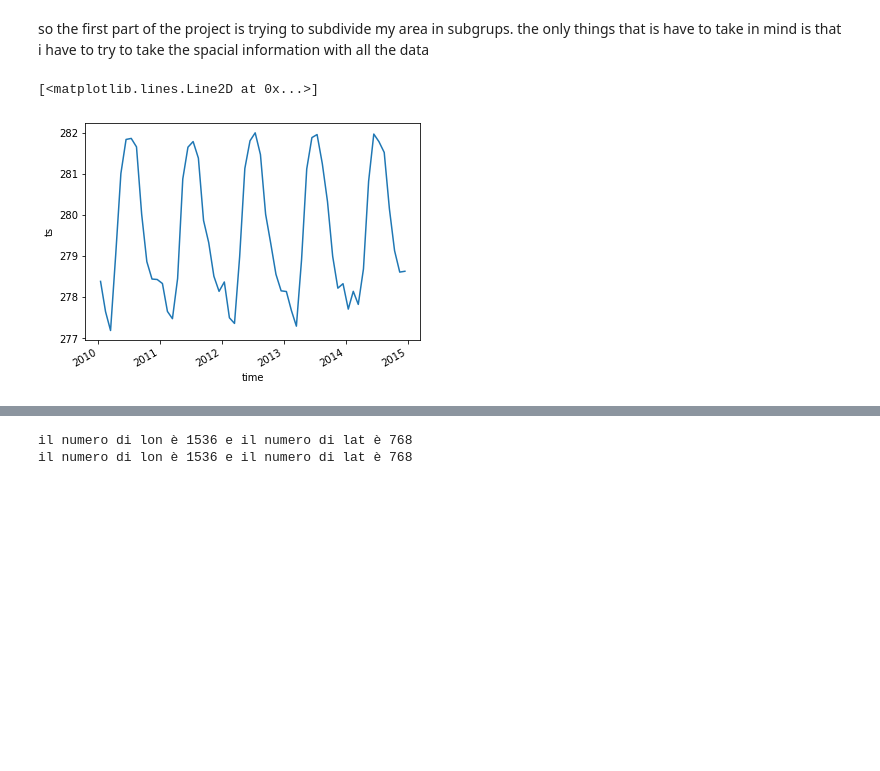
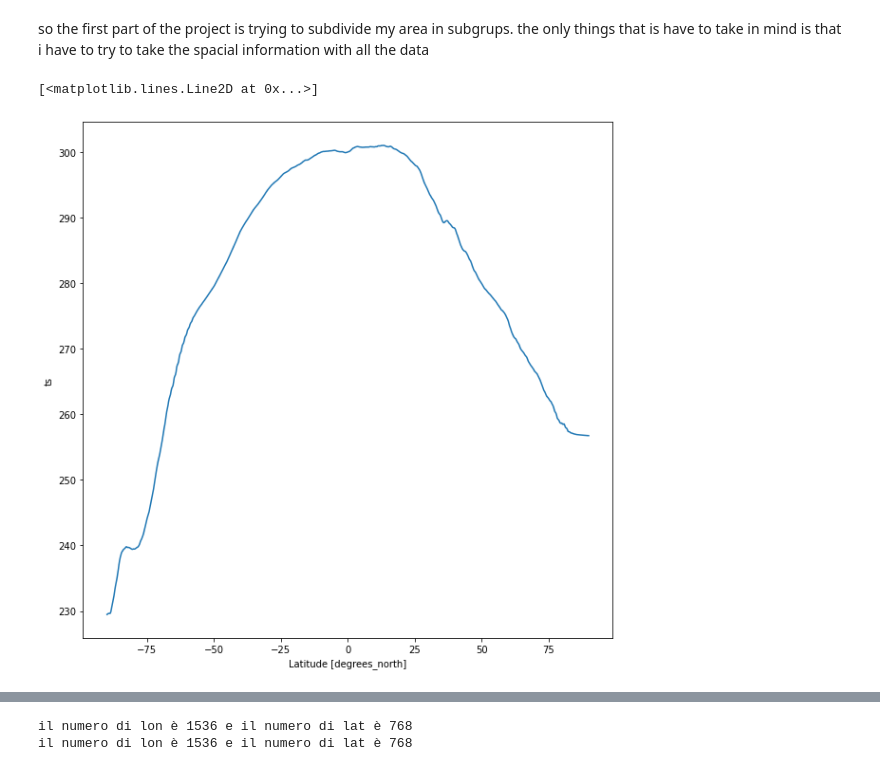
Before and after one commit to giodefa96/final_exam_envi, a Jupyter notebook: bozza/first_part.ipynb, the cells around one changed output, grey strips where cells are left out. Cells and saved outputs as stored; diff of their text form; code cells hidden in the pictures; blank space fills up the shorter version.

```diff
--- a/bozza/first_part.ipynb
+++ b/bozza/first_part.ipynb
@@ -156,8 +162,8 @@ model_hiram = xr.concat([
 ], dim = "time")
 model_hiram = model_hiram.sel(time=slice('2010-01','2014-12'))
 # %%
-model_hiram.ts.mean(('lat','lon')).plot()
+model_hiram.ts.mean(('time','lon')).plot()
 # %% [output]
 [<matplotlib.lines.Line2D at 0x...>]
-[figure, old version]
+[figure, new version]
 # %%
```
Also changed, not shown: parts of 25 cells of this notebook, 3 other files.
